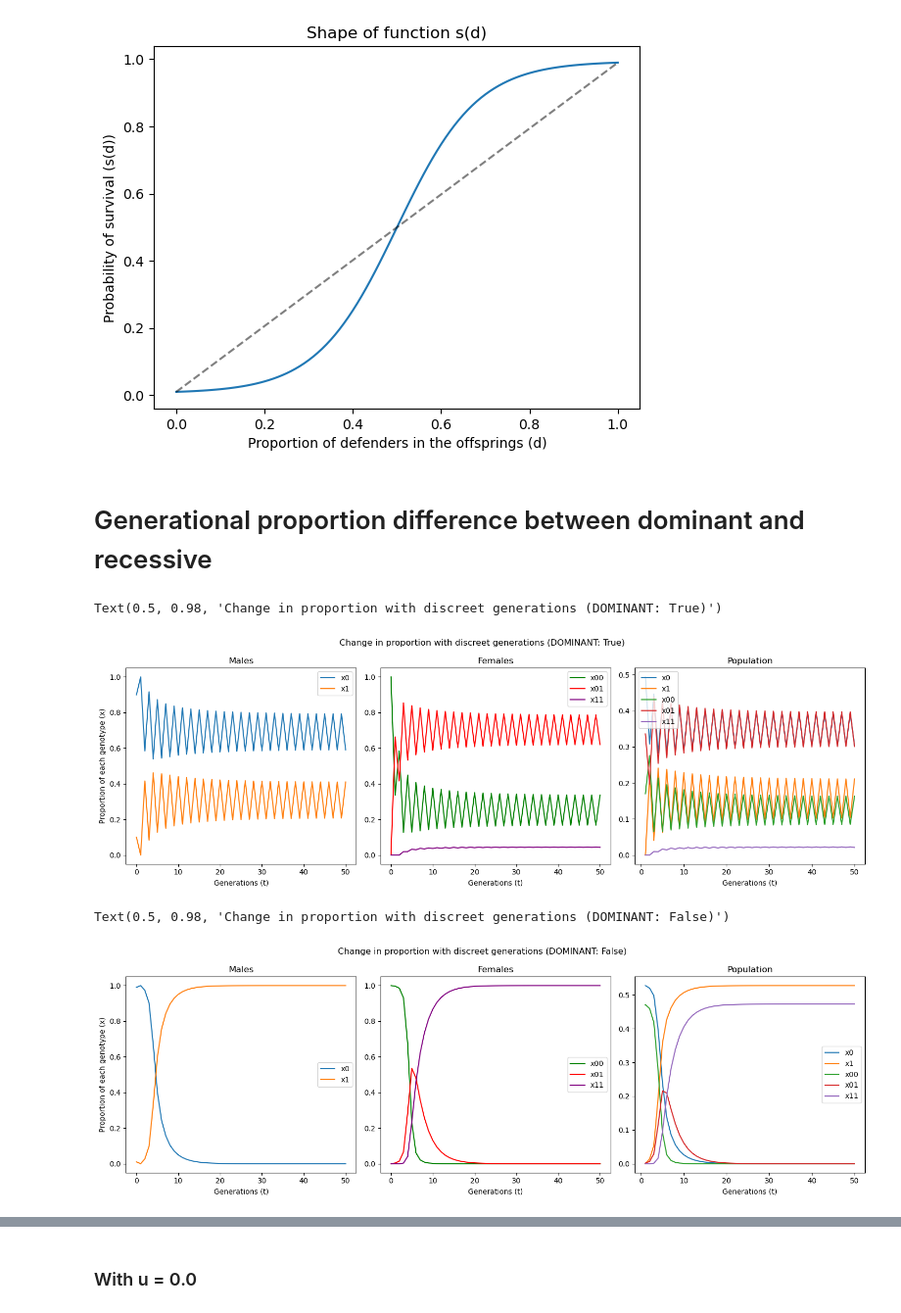
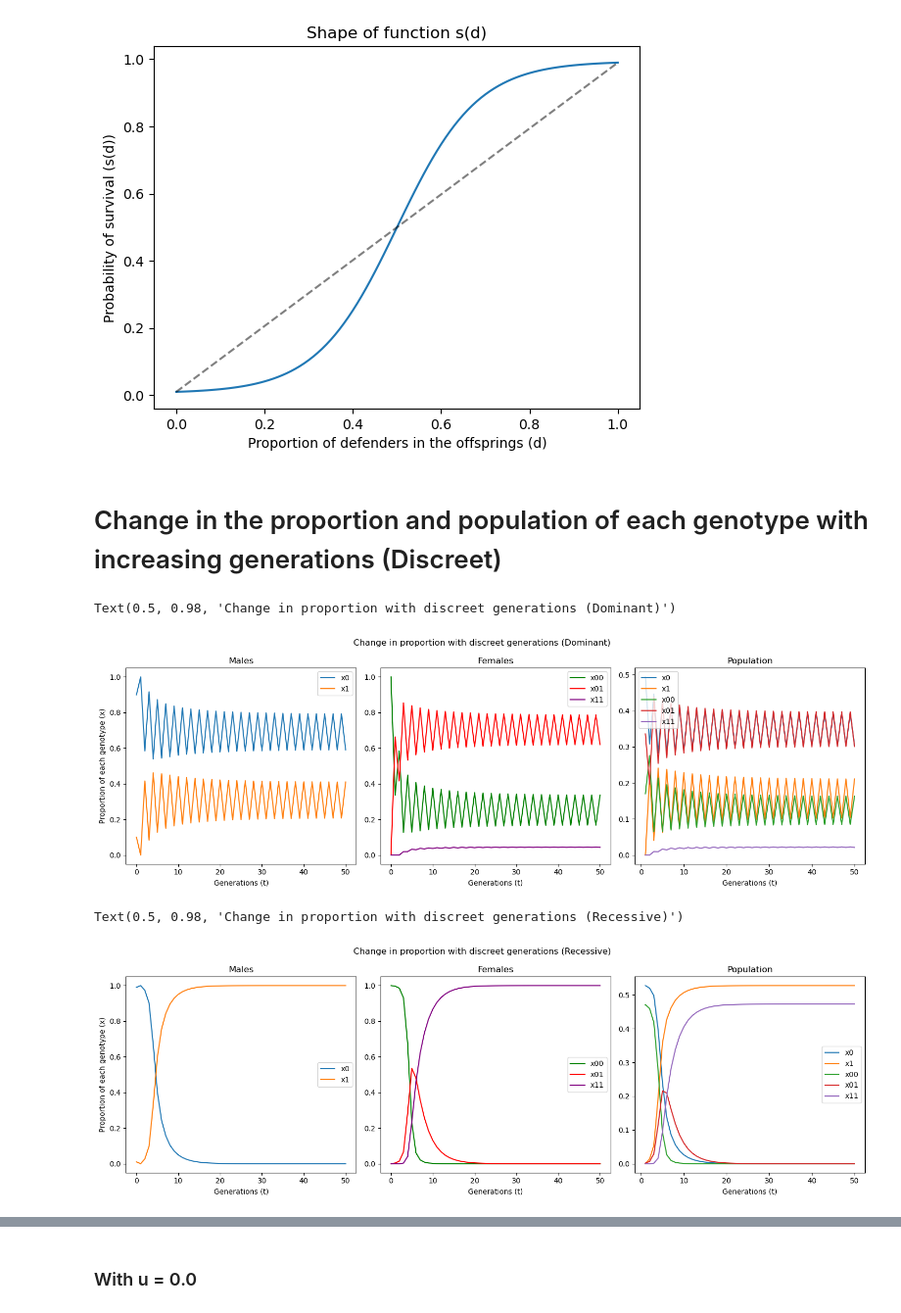
Before and after one commit to AbhayGupta115/PineSawflyModel, a Jupyter notebook: model.ipynb, the cells around one changed output, grey strips where cells are left out. Shown at 98% size. Saved outputs shown, nothing was run; the diff lists cells and outputs as text; code cells hidden in the pictures.

```diff
--- a/model.ipynb
+++ b/model.ipynb
@@ -230,11 +232,12 @@ def nexgen(P, orgs = []):
     org_ls = [x0_n, x1_n, x00_n, x01_n, x11_n]
 
     return prop_ls, org_ls
-# %% [markdown]
-# Generational proportion difference between dominant and recessive
+# %% [markdown]
+# Change in the proportion and population of each genotype with increasing generations (Discreet)
 # %%
 #Simulating proportions of each individual over a generation time
 DOMINANT = True
+#Dominant case
 gentime = 50
 
 param = P.copy()
@@ -288,36 +291,36 @@ for t in tqdm(range(gentime)):
 
 fig, (ax0, ax1, ax2) = plt.subplots(ncols = 3, sharey = False, layout = 'tight', figsize = (15, 5))
 
 ax0.plot(np.arange(0, gentime + 1, 1), ind_prop['x0'], label = 'x0')
 ax0.plot(np.arange(0, gentime + 1, 1), ind_prop['x1'], label = 'x1')
 ax0.legend()
 
 ax1.plot(np.arange(0, gentime + 1, 1), ind_prop['x00'], label = 'x00', c = 'g')
 ax1.plot(np.arange(0, gentime + 1, 1), ind_prop['x01'], label = 'x01', c = 'r')
 ax1.plot(np.arange(0, gentime + 1, 1), ind_prop['x11'], label = 'x11', c = 'purple')
 ax1.legend()
 
 ax2.plot(np.arange(1, gentime + 1, 1), tot_prop['x0'], label = 'x0')
 ax2.plot(np.arange(1, gentime + 1, 1), tot_prop['x1'], label = 'x1')
 ax2.plot(np.arange(1, gentime + 1, 1), tot_prop['x00'], label = 'x00')
 ax2.plot(np.arange(1, gentime + 1, 1), tot_prop['x01'], label = 'x01')
 ax2.plot(np.arange(1, gentime + 1, 1), tot_prop['x11'], label = 'x11')
 ax2.legend()
 
 ax0.set_title('Males')
 ax1.set_title('Females')
 ax2.set_title('Population')
 
 ax0.set_xlabel('Generations (t)')
 ax1.set_xlabel('Generations (t)')
 ax2.set_xlabel('Generations (t)')
 
 ax0.set_ylabel('Proportion of each genotype (x)')
 
-fig.suptitle('Change in proportion with discreet generations (DOMINANT: ' + str(DOMINANT) + ')')
+fig.suptitle('Change in proportion with discreet generations (' + ('Dominant)' if DOMINANT else 'Recessive)'))
 # %% [output]
-Text(0.5, 0.98, 'Change in proportion with discreet generations (DOMINANT: True)')
+Text(0.5, 0.98, 'Change in proportion with discreet generations (Dominant)')
-[figure, old version]
+[figure, new version]
 # %%
 DOMINANT = False
 #Simulating proportions of each individual over a generation time
@@ -400,8 +403,8 @@ ax2.set_xlabel('Generations (t)')
 
 ax0.set_ylabel('Proportion of each genotype (x)')
 
-fig.suptitle('Change in proportion with discreet generations (DOMINANT: ' + str(DOMINANT) + ')')
+fig.suptitle('Change in proportion with discreet generations (' + ('Dominant)' if DOMINANT else 'Recessive)'))
 # %% [output]
-Text(0.5, 0.98, 'Change in proportion with discreet generations (DOMINANT: False)')
+Text(0.5, 0.98, 'Change in proportion with discreet generations (Recessive)')
-[figure, old version]
+[figure, new version]
 # %% [markdown]
```
Also changed, not shown: parts of 9 cells of this notebook.
